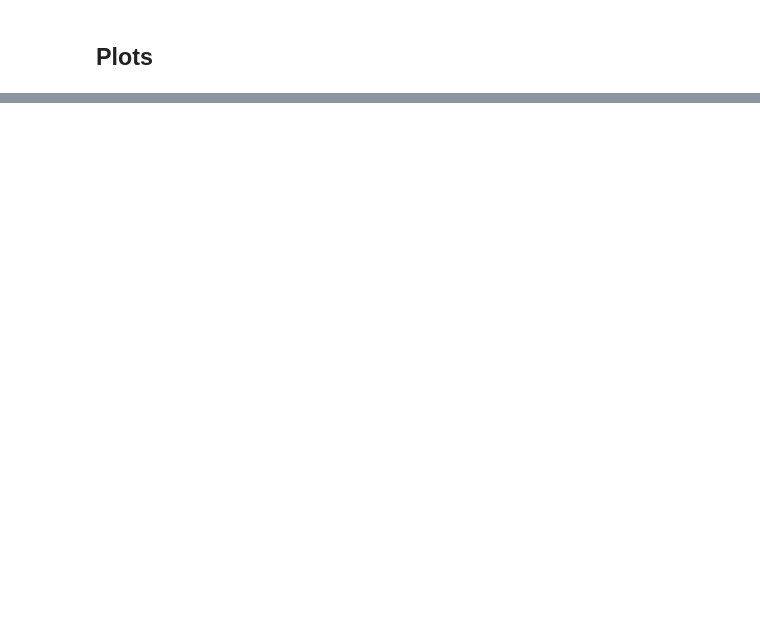
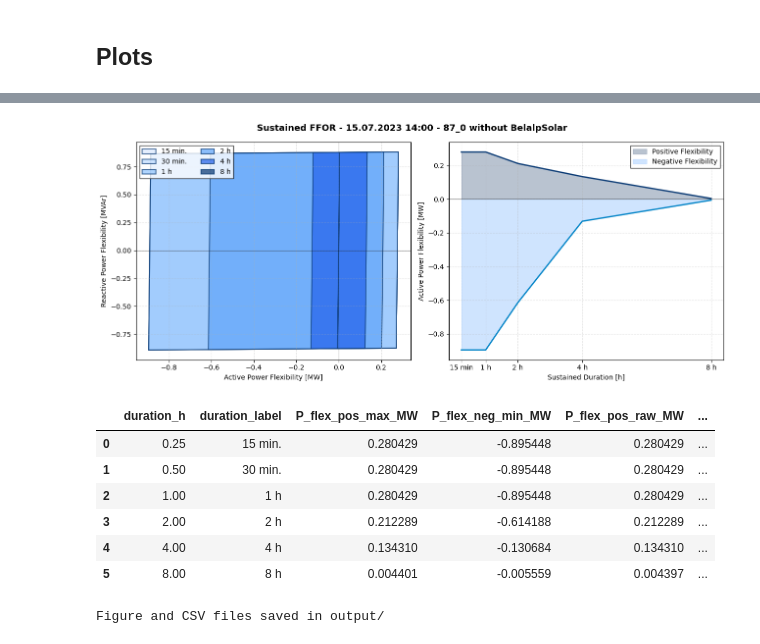
Before and after one commit to Jad-Lostan/Swiss-PDGs, a Jupyter notebook: BELALP/FFOR_temporal.ipynb, the cells around one changed output, grey strips where cells are left out. Cells and saved outputs as stored; diff of their text form; code cells hidden in the pictures; blank space fills up the shorter version.

```diff
--- a/BELALP/FFOR_temporal.ipynb
+++ b/BELALP/FFOR_temporal.ipynb
@@ -273,6 +298,8 @@ output_dir.mkdir(exist_ok=True)
 
 n_angles = 72
 angles   = np.linspace(0, 2*np.pi, n_angles, endpoint=False)
+
+
 
 # ── Fonction FFOR ─────────────────────────────────────────────────────────────
 def solve_ffor_snapshot(a, b, snap):
@@ -361,7 +388,7 @@ def solve_ffor_snapshot(a, b, snap):
 
 
 def validate_ac_solution(solution):
-    """Rejoue la solution dans Pandapower; les Jacobiennes restent le modele d'optimisation."""
+    """Replays the solution in Pandapower; the Jacobians remain the optimization model."""
     net = copy.deepcopy(scenario["mv_net"])
     for bus in nodes:
         delta_p = float(solution["delta_p"][bus])
@@ -371,21 +398,21 @@ def validate_ac_solution(solution):
     try:
         pp.runpp(net, calculate_voltage_angles=True, numba=False, init="auto")
     except Exception:
-        return {"valid": False, "reason": "power flow AC non convergent"}
+        return {"valid": False, "reason": "AC power flow did not converge"}
     vm_pu = net.res_bus.reindex(nodes)["vm_pu"]
     loading = net.res_line.loc[net.line["in_service"], "loading_percent"]
     voltage_ok = bool((vm_pu >= delta_Umin - 1e-6).all() and (vm_pu <= delta_Umax + 1e-6).all())
     loading_ok = bool((loading <= 100.0 + 1e-6).all())
     return {
         "valid": voltage_ok and loading_ok,
-        "reason": "ok" if voltage_ok and loading_ok else "limite AC depassee",
+        "reason": "ok" if voltage_ok and loading_ok else "AC limit exceeded",
         "P": float(net.res_ext_grid["p_mw"].sum()),
         "Q": float(net.res_ext_grid["q_mvar"].sum()),
     }
 
 
 def compute_snapshot_operating_point(scenario_selected, snap):
-    """Calcule le point de fonctionnement AC de reference du snapshot."""
+    """Computes the snapshot's reference AC operating point."""
     scenario_nodes = list(map(int, scenario_selected["nodes"]))
     scenario_pcc = int(scenario_selected["pcc_bus"])
     bus_position = {bus: index for index, bus in enumerate(scenario_nodes)}
@@ -424,7 +451,7 @@ def compute_snapshot_operating_point(scenario_selected, snap):
         and (loading <= 100.0 + 1e-6).all()
     ):
         raise RuntimeError(
-            "Le point de fonctionnement du snapshot depasse une limite AC."
+            "The snapshot operating point exceeds an AC limit."
         )
     return {
         "P": float(net.res_ext_grid["p_mw"].sum()),
@@ -432,7 +459,7 @@ def compute_snapshot_operating_point(scenario_selected, snap):
     }
 
 
-# ── Balayage sur tous les snapshots ──────────────────────────────────────────
+# ── Sweep over all snapshots ──────────────────────────────────────────
 results = {}
 operating_points = {}
 
@@ -462,6 +489,6 @@ for (saison, heure), snap in snapshots.items():
             output_dir / f"FFOR_{label}.csv", index=False
         )
     else:
-        print(f"  ❌ infaisable")
+        print(f"  infeasible")
 
-print(f"\n✅ {len(results)}/8 snapshots résolus — résultats dans output/")
+print(f"\n✅ {len(results)}/8 snapshots solved - results in output/")
@@ -589,24 +638,24 @@ durees_soutenues = [
 ]
 n_angles_soutenu = 72
 
-# Hypothese lineaire de reserve thermique des pompes a chaleur.
-# Jusqu'a 1 h, toute la consommation HP peut etre interrompue. Entre 1 h
-# et 8 h, la puissance interruptible diminue lineairement; a 8 h, aucune
-# interruption soutenue n'est autorisee.
+# Linear heat-pump thermal-reserve assumption.
+# Up to 1 h, all heat-pump consumption can be interrupted. Between 1 h
+# and 8 h, interruptible power decreases linearly; at 8 h, no
+# sustained interruption is allowed.
 HP_FULL_FLEX_DURATION_H = 1.0
 HP_MAX_FLEX_DURATION_H = 8.0
 
-# Les donnees nPro/PV/HP sont horaires dans ce notebook.
+# The nPro/PV/heat-pump data are hourly in this notebook.
 time_index_soutenu = pd.date_range("2023-01-01 00:00", periods=8760, freq="h")
 profile_resolution_h = (time_index_soutenu[1] - time_index_soutenu[0]).total_seconds() / 3600
 start_ts = pd.Timestamp(f"{jour_ete} {heure_depart:02d}:00")
 
 if start_ts not in time_index_soutenu:
-    raise ValueError(f"{start_ts} n'est pas dans l'index temporel 2023.")
+    raise ValueError(f"{start_ts} is not in the 2023 time index.")
 if start_ts.month not in ETE_MONTHS:
-    print(f"Attention: {start_ts.date()} n'est pas dans les mois d'ete definis: {ETE_MONTHS}")
+    print(f"Warning: {start_ts.date()} is not in the defined summer months: {ETE_MONTHS}")
 if profile_resolution_h >= 1:
-    print("Note: profils horaires; les durees 15 min et 30 min utilisent la meme disponibilite que l'heure de depart.")
+    print("Note: hourly profiles; the 15 min and 30 min durations use the same availability as the starting hour.")
 
 P_pv_dt_df_soutenu = P_pv_max_dt.reset_index().pivot_table(index="time", columns="bus", values="P_pv")
 P_hp_dt_df_soutenu = P_hp_max_dt.reset_index().pivot_table(index="time", columns="bus", values="P_hp")
@@ -651,7 +700,7 @@ def signed_polygon_area(vertices):
 def convex_polygon(points):
     points = np.unique(np.asarray(points, dtype=float), axis=0)
     if len(points) < 3:
-        raise RuntimeError("Le FFOR contient moins de trois points distincts.")
+        raise RuntimeError("The FFOR contains fewer than three distinct points.")
     vertices = points[ConvexHull(points).vertices]
     if signed_polygon_area(vertices) < 0:
         vertices = vertices[::-1]
@@ -672,8 +721,8 @@ def line_intersection(segment_start, segment_end, clip_start, clip_end):
 
 
 def intersect_convex_polygons(subject_polygon, clip_polygon):
-    # Algorithme de Sutherland-Hodgman. Les deux polygones sont convexes et
-    # ordonnes dans le sens anti-horaire par convex_polygon().
+    # Sutherland-Hodgman algorithm. Both polygons are convex and
+    # ordered counterclockwise by convex_polygon().
     output = [np.asarray(point, dtype=float) for point in subject_polygon]
     clip_polygon = np.asarray(clip_polygon, dtype=float)
 
@@ -714,23 +763,23 @@ def intersect_convex_polygons(subject_polygon, clip_polygon):
             segment_start = segment_end
 
     if len(output) < 3:
-        raise RuntimeError("Intersection vide entre deux FFOR soutenus.")
+        raise RuntimeError("Empty intersection between two sustained FFORs.")
     return convex_polygon(output)
 
 
 def build_sustained_snapshot(duration_h):
     idx = indices_pour_duree(start_ts, duration_h)
 
-    # PV: puissance soutenable = minimum de disponibilite sur toute la fenetre.
+    # PV: sustainable power = minimum availability over the whole window.
     P_pv_available_snap = build_pv_available_snapshot_for_scenario(
         scenario,
         idx,
         method="min",
     )
 
-    # HP: P_hp_max est negatif. La borne basse est la consommation de
-    # reference soutenable. La borne haute limite son interruption selon la
-    # reserve thermique disponible pour la duree demandee.
+    # HP: P_hp_max is negative. The lower bound is the sustainable reference
+    # consumption. The upper bound limits its interruption according to the
+    # thermal reserve available for the requested duration.
     P_hp_max_snap = P_hp_dt_df_soutenu.iloc[idx].max().reindex(nodes, fill_value=0.0).to_dict()
     hp_flex_factor = hp_sustained_flex_factor(duration_h)
     P_hp_upper_snap = {
@@ -772,7 +821,7 @@ previous_sustained_polygon = None
 
 for duration_h, duration_label in durees_soutenues:
     snap = build_sustained_snapshot(duration_h)
-    print(f"\nFFOR soutenu {duration_label} depuis {start_ts:%Y-%m-%d %H:%M} ...")
+    print(f"\nSustained FFOR {duration_label} from {start_ts:%Y-%m-%d %H:%M} ...")
 
     operating_point = compute_snapshot_operating_point(scenario, snap)
     P_pts, Q_pts = [], []
@@ -784,10 +833,10 @@ for duration_h, duration_label in durees_soutenues:
             Q_pts.append(ac_result["Q"])
 
     if len(P_pts) < 3:
-        print("  infaisable ou pas assez de points AC valides")
+        print("  infeasible or not enough valid AC points")
         continue
 
-    # Convention reseau: positif = plus d'injection locale / moins d'import.
+    # Grid convention: positive = more local injection / less import.
     raw_P_flex = [operating_point["P"] - p for p in P_pts]
     raw_Q_flex = [operating_point["Q"] - q for q in Q_pts]
     raw_polygon = convex_polygon(np.column_stack([
@@ -795,9 +844,9 @@ for duration_h, duration_label in durees_soutenues:
         raw_Q_flex,
     ]))
 
-    # Une flexibilite soutenue D heures doit etre realisable sur toute la
-    # fenetre. Le domaine est donc l'intersection cumulative des FFOR de
-    # durees croissantes, ce qui garantit leur emboitement.
+    # A flexibility sustained for D hours must be feasible over the whole
+    # window. The domain is therefore the cumulative intersection of FFORs with
+    # increasing durations, which guarantees their nesting.
     if previous_sustained_polygon is None:
         sustained_polygon = raw_polygon
     else:
@@ -856,15 +905,15 @@ for duration_h, duration_label in durees_soutenues:
     print(f"  Pflex=[{min(P_flex):.2f}, {max(P_flex):.2f}] MW | Qflex=[{min(Q_flex):.2f}, {max(Q_flex):.2f}] MVAr")
 
 if not results_soutenus:
-    raise RuntimeError("Aucun FFOR soutenu n'a pu etre calcule.")
+    raise RuntimeError("No sustained FFOR could be computed.")
 
 summary_soutenu_df = pd.DataFrame(summary_soutenu)
 summary_soutenu_df.to_csv(output_dir / f"FFOR_sustained_summary_{start_ts:%Y%m%d_%Hh}.csv", index=False)
 
-# Figure type article: FFOR P-Q par duree + enveloppe active positive/negative.
+# Paper-style figure: P-Q FFOR by duration plus positive/negative active-power envelope.
 duration_colors = ["#DBEAFE", "#BFDBFE", "#93C5FD", "#60A5FA", "#2563EB", "#0B3B75"]
 fig, (ax_ffor, ax_power) = plt.subplots(1, 2, figsize=(13, 5.5))
-fig.suptitle(f"FFOR soutenu - {start_ts:%d.%m.%Y %H:%M} - {scenario['name']}", fontsize=13, fontweight="bold")
+fig.suptitle(f"Sustained FFOR - {start_ts:%d.%m.%Y %H:%M} - {scenario['name']}", fontsize=13, fontweight="bold")
 
 for (duration_h, duration_label), color in zip(durees_soutenues, duration_colors):
     if duration_h not in results_soutenus:
@@ -903,4 +952,5 @@ plt.savefig(output_dir / f"FFOR_sustained_{start_ts:%Y%m%d_%Hh}.png", dpi=150, b
 plt.show()
 
 display(summary_soutenu_df)
-print(f"Figure et CSV sauvegardes dans {output_dir}/")
+print(f"Figure and CSV files saved in {output_dir}/")
+# %% [output]
@@ -907 +976,10 @@ print(f"Figure et CSV sauvegardes dans {output_dir}/")
+[figure, added]
+|  | duration_h | duration_label | P_flex_pos_max_MW | P_flex_neg_min_MW | P_flex_pos_raw_MW | ... |
+| 0 | 0.25 | 15 min. | 0.280429 | -0.895448 | 0.280429 | ... |
+| 1 | 0.50 | 30 min. | 0.280429 | -0.895448 | 0.280429 | ... |
+| 2 | 1.00 | 1 h | 0.280429 | -0.895448 | 0.280429 | ... |
+| 3 | 2.00 | 2 h | 0.212289 | -0.614188 | 0.212289 | ... |
+| 4 | 4.00 | 4 h | 0.134310 | -0.130684 | 0.134310 | ... |
+| 5 | 8.00 | 8 h | 0.004401 | -0.005559 | 0.004397 | ... |
+Figure and CSV files saved in output/
 # %% [markdown]
```
Also changed, not shown: parts of 19 cells of this notebook, 45 other files.
